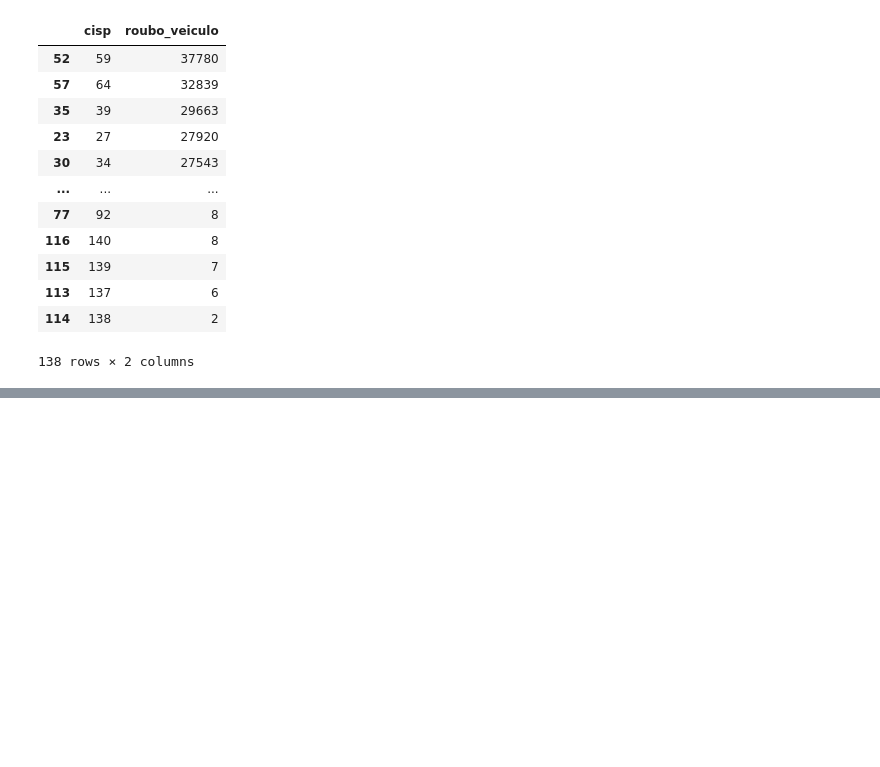
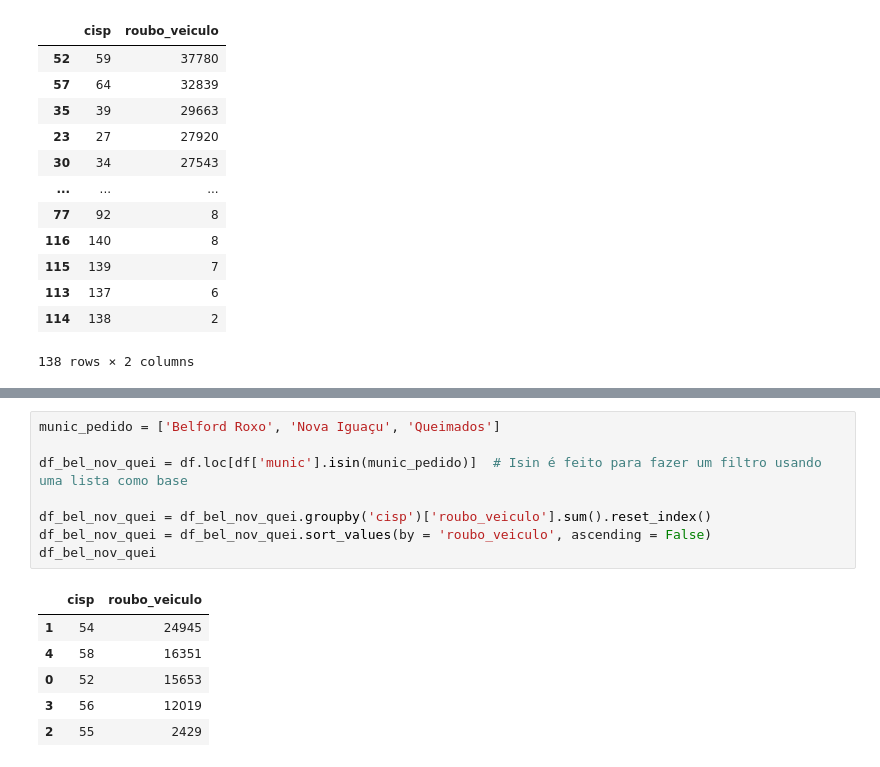
Before and after one commit to Vitorjsouza/UCII, a Jupyter notebook: isp_dado.ipynb, the cells around one changed output, grey strips where cells are left out. Saved outputs shown, nothing was run; the diff lists cells and outputs as text; blank space fills up the shorter version.

```diff
--- a/isp_dado.ipynb
+++ b/isp_dado.ipynb
@@ -132,0 +162,15 @@ df_rb_veiculos_dp
+# %%
+munic_pedido = ['Belford Roxo', 'Nova Iguaçu', 'Queimados']
+
+df_bel_nov_quei = df.loc[df['munic'].isin(munic_pedido)]  # Isin é feito para fazer um filtro usando uma lista como base
+
+df_bel_nov_quei = df_bel_nov_quei.groupby('cisp')['roubo_veiculo'].sum().reset_index()
+df_bel_nov_quei = df_bel_nov_quei.sort_values(by = 'roubo_veiculo', ascending = False)
+df_bel_nov_quei
+# %% [output]
+|  | cisp | roubo_veiculo |
+| 1 | 54 | 24945 |
+| 4 | 58 | 16351 |
+| 0 | 52 | 15653 |
+| 3 | 56 | 12019 |
+| 2 | 55 | 2429 |
```
Also changed, not shown: parts of 8 cells of this notebook, 2 other files.
